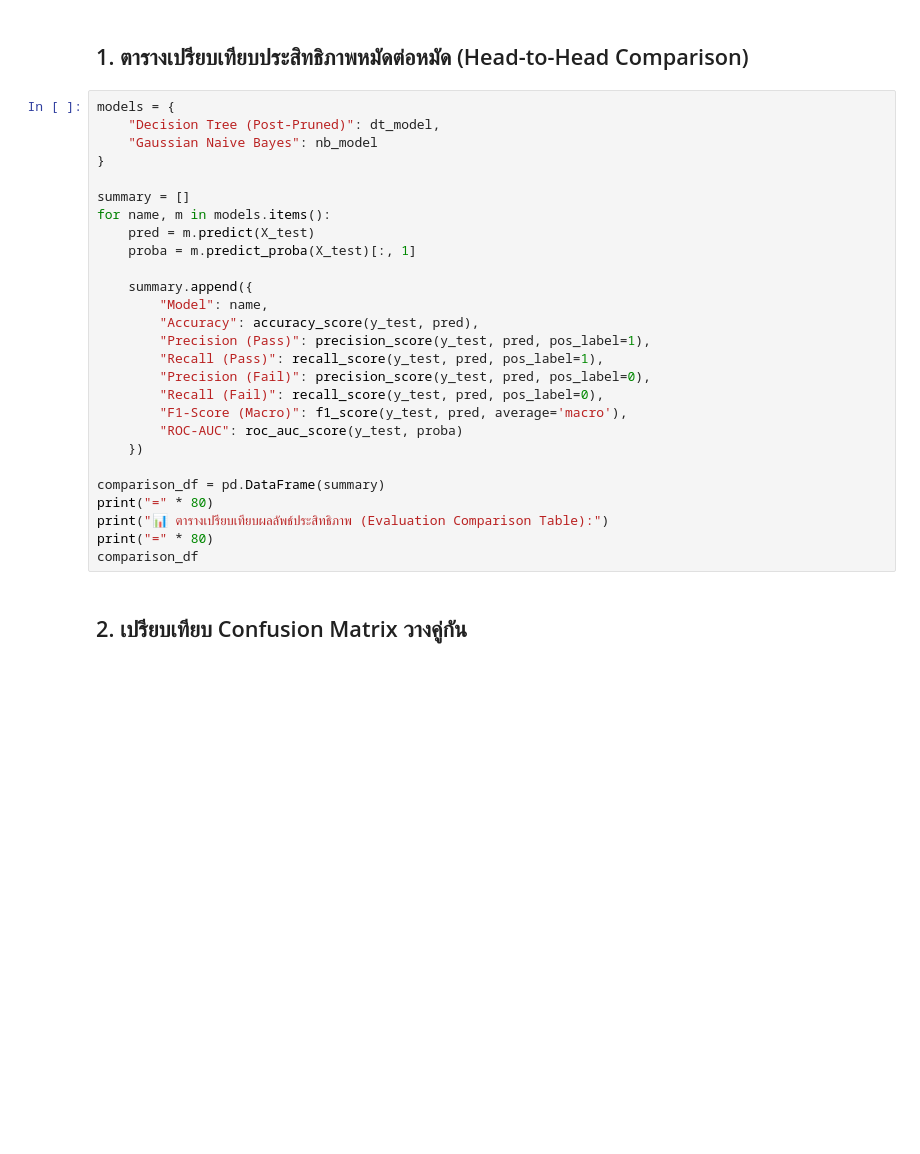
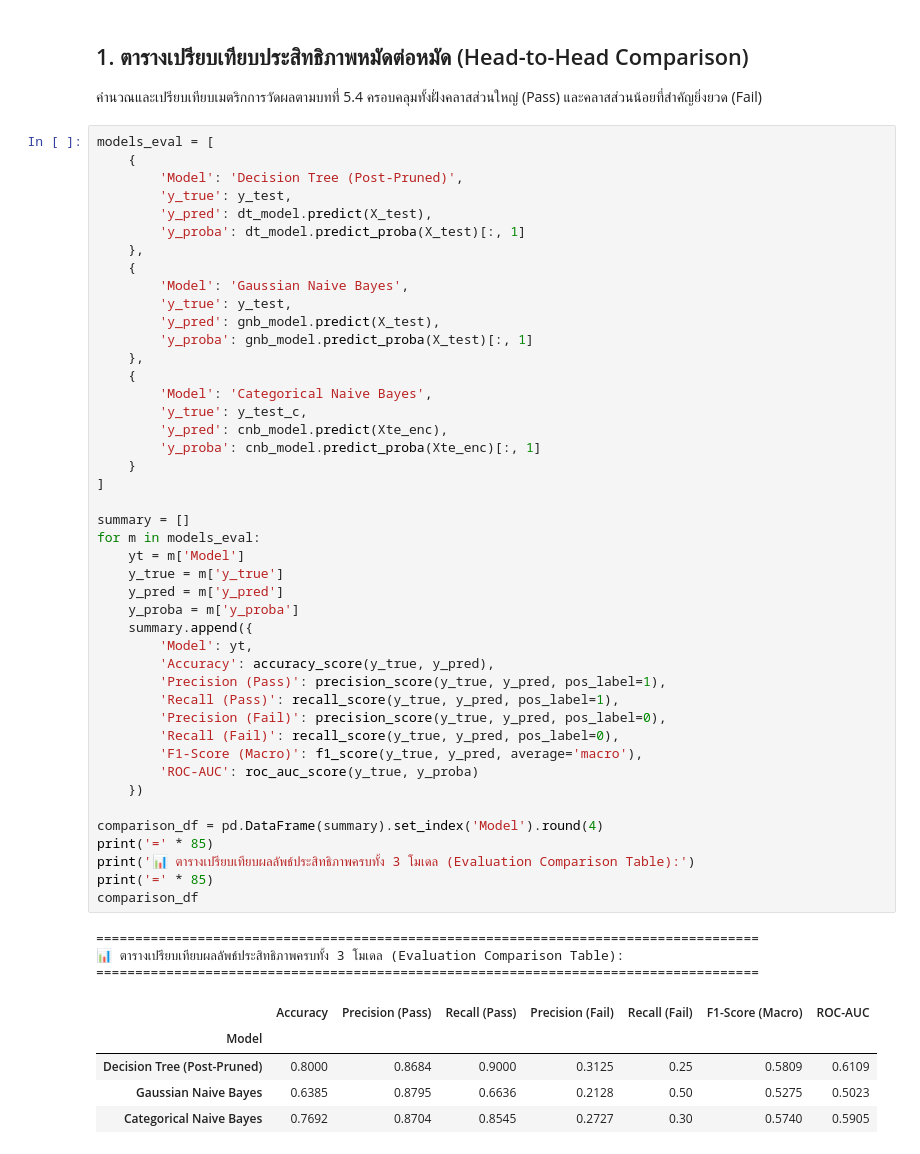
Before and after one commit to bosskitti/student-grade-prediction, a Jupyter notebook: notebooks/04_model_comparison.ipynb, the cells around one changed output. Cells and saved outputs as stored; diff of their text form; blank space fills up the shorter version.

```diff
--- a/notebooks/04_model_comparison.ipynb
+++ b/notebooks/04_model_comparison.ipynb
@@ -33,31 +86,56 @@ print("✅ โหลดข้อมูลและเทรนโมเดลท
 # %% [markdown]
 ## 1. ตารางเปรียบเทียบประสิทธิภาพหมัดต่อหมัด (Head-to-Head Comparison)
+คำนวณและเปรียบเทียบเมตริกการวัดผลตามบทที่ 5.4 ครอบคลุมทั้งฝั่งคลาสส่วนใหญ่ (Pass) และคลาสส่วนน้อยที่สำคัญยิ่งยวด (Fail)
 # %%
-models = {
-    "Decision Tree (Post-Pruned)": dt_model,
-    "Gaussian Naive Bayes": nb_model
-}
+models_eval = [
+    {
+        'Model': 'Decision Tree (Post-Pruned)',
+        'y_true': y_test,
+        'y_pred': dt_model.predict(X_test),
+        'y_proba': dt_model.predict_proba(X_test)[:, 1]
+    },
+    {
+        'Model': 'Gaussian Naive Bayes',
+        'y_true': y_test,
+        'y_pred': gnb_model.predict(X_test),
+        'y_proba': gnb_model.predict_proba(X_test)[:, 1]
+    },
+    {
+        'Model': 'Categorical Naive Bayes',
+        'y_true': y_test_c,
+        'y_pred': cnb_model.predict(Xte_enc),
+        'y_proba': cnb_model.predict_proba(Xte_enc)[:, 1]
+    }
+]
 
 summary = []
-for name, m in models.items():
-    pred = m.predict(X_test)
-    proba = m.predict_proba(X_test)[:, 1]
-
+for m in models_eval:
+    yt = m['Model']
+    y_true = m['y_true']
+    y_pred = m['y_pred']
+    y_proba = m['y_proba']
     summary.append({
-        "Model": name,
-        "Accuracy": accuracy_score(y_test, pred),
-        "Precision (Pass)": precision_score(y_test, pred, pos_label=1),
-        "Recall (Pass)": recall_score(y_test, pred, pos_label=1),
-        "Precision (Fail)": precision_score(y_test, pred, pos_label=0),
-        "Recall (Fail)": recall_score(y_test, pred, pos_label=0),
-        "F1-Score (Macro)": f1_score(y_test, pred, average='macro'),
-        "ROC-AUC": roc_auc_score(y_test, proba)
+        'Model': yt,
+        'Accuracy': accuracy_score(y_true, y_pred),
+        'Precision (Pass)': precision_score(y_true, y_pred, pos_label=1),
+        'Recall (Pass)': recall_score(y_true, y_pred, pos_label=1),
+        'Precision (Fail)': precision_score(y_true, y_pred, pos_label=0),
+        'Recall (Fail)': recall_score(y_true, y_pred, pos_label=0),
+        'F1-Score (Macro)': f1_score(y_true, y_pred, average='macro'),
+        'ROC-AUC': roc_auc_score(y_true, y_proba)
     })
 
-comparison_df = pd.DataFrame(summary)
-print("=" * 80)
-print("📊 ตารางเปรียบเทียบผลลัพธ์ประสิทธิภาพ (Evaluation Comparison Table):")
-print("=" * 80)
+comparison_df = pd.DataFrame(summary).set_index('Model').round(4)
+print('=' * 85)
+print('📊 ตารางเปรียบเทียบผลลัพธ์ประสิทธิภาพครบทั้ง 3 โมเดล (Evaluation Comparison Table):')
+print('=' * 85)
 comparison_df
+# %% [output]
+=====================================================================================
+📊 ตารางเปรียบเทียบผลลัพธ์ประสิทธิภาพครบทั้ง 3 โมเดล (Evaluation Comparison Table):
+=====================================================================================
+|  | Accuracy | Precision (Pass) | Recall (Pass) | Precision (Fail) | Recall (Fail) | F1-Score (Macro) | ROC-AUC |
+| Model |  |  |  |  |  |  |  |
+| Decision Tree (Post-Pruned) | 0.8000 | 0.8684 | 0.9000 | 0.3125 | 0.25 | 0.5809 | 0.6109 |
+| Gaussian Naive Bayes | 0.6385 | 0.8795 | 0.6636 | 0.2128 | 0.50 | 0.5275 | 0.5023 |
+| Categorical Naive Bayes | 0.7692 | 0.8704 | 0.8545 | 0.2727 | 0.30 | 0.5740 | 0.5905 |
-# %% [markdown]
-## 2. เปรียบเทียบ Confusion Matrix วางคู่กัน
```
Also changed, not shown: parts of 10 cells of this notebook, 7 other files.
